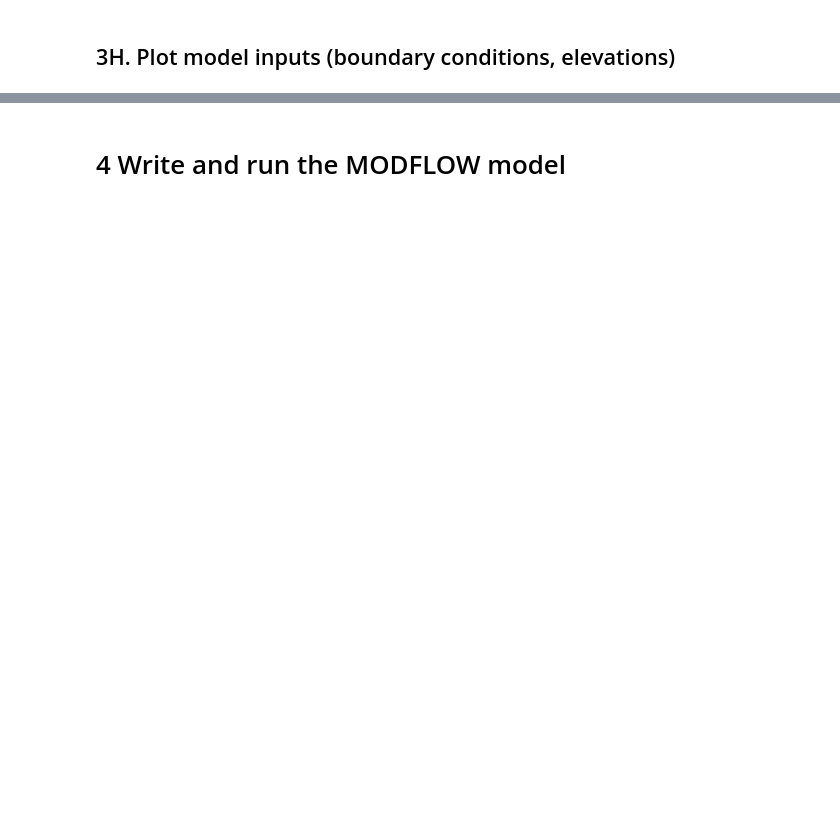
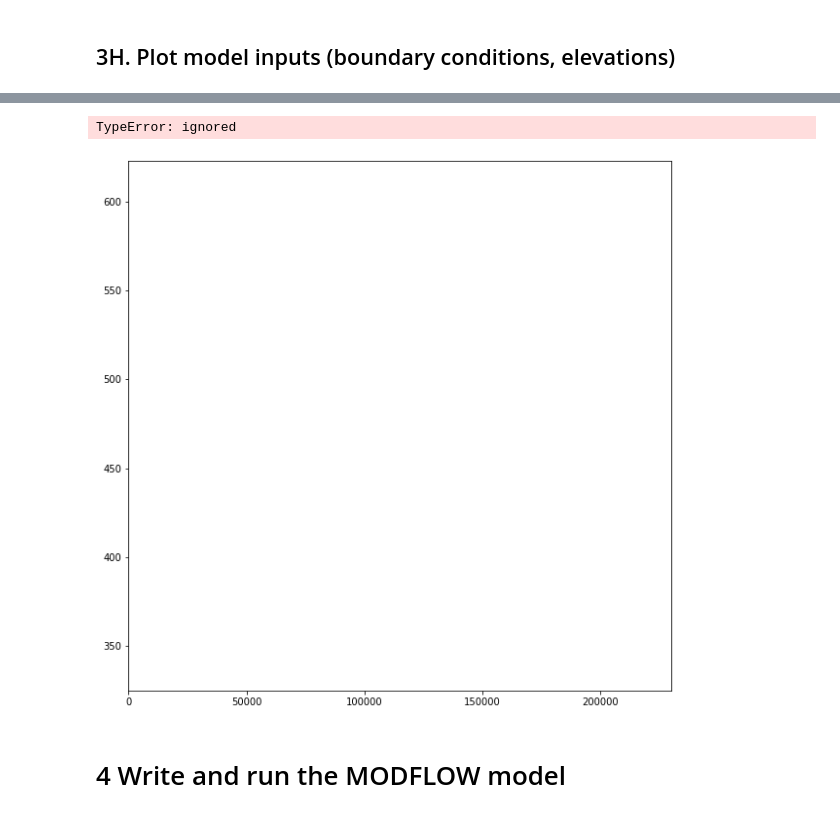
Before and after one commit to dbabrams/MasonCounty, a Jupyter notebook: MasonCountyFloPyModelApril10.ipynb, the cells around one changed output, grey strips where cells are left out. Drawn from its saved outputs; the diff is of its cells as text; code cells hidden in the pictures; blank space fills up the shorter version.

```diff
--- a/MasonCountyFloPyModelApril10.ipynb
+++ b/MasonCountyFloPyModelApril10.ipynb
@@ -414,9 +426,12 @@ plt.title('Top Elevation (ft AMSL)', fontsize = 15, fontweight = 'bold')
 # %%
 plt.figure(figsize=(10,10)) #create 10 x 10 figure
 modelxsect = flopy.plot.PlotCrossSection(model = m, line={"row":100}) #use plotmapview to attach plot to model
-lines = modelxsect.plot_array(head)
+lines = modelxsect.plot_array(khlayers[100,:,:])
 rvr = modelxsect.plot_bc(ftype='RIV')
 modelxsect.plot_ibound()
+# %% [output]
+TypeError: ignored
+[figure, added]
 # %% [markdown]
 # 4 Write and run the MODFLOW model
 # %%
```
Also changed, not shown: parts of 9 cells of this notebook.
